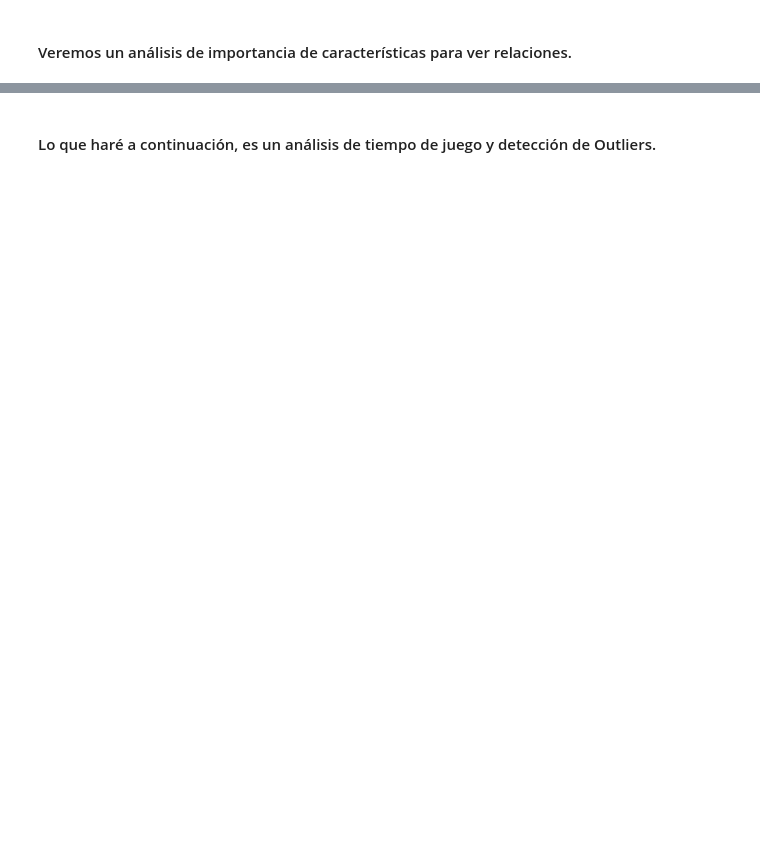
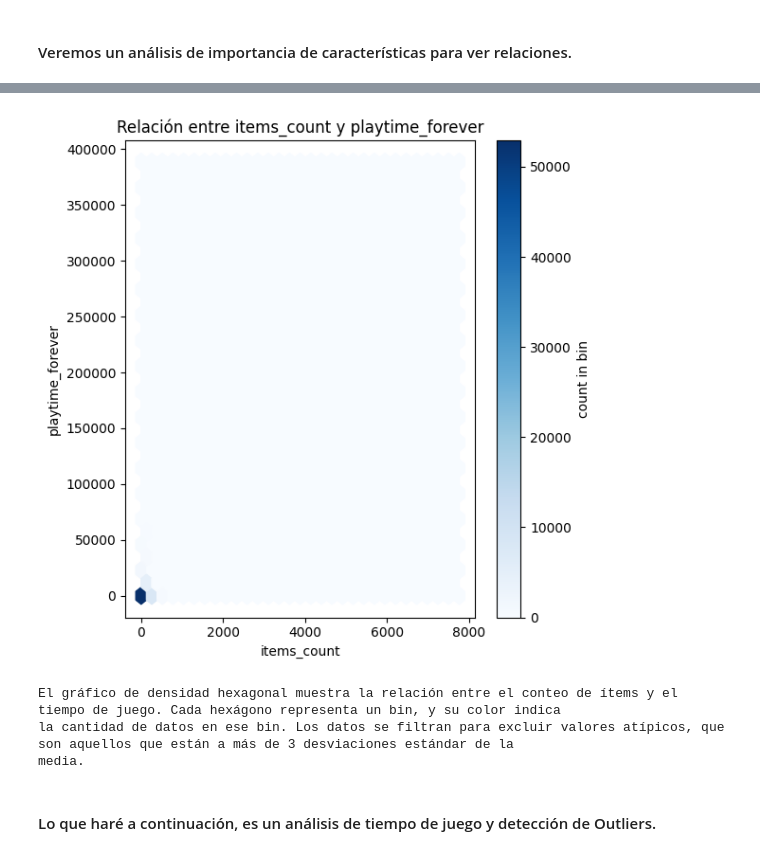
Before and after one commit to JavierEdgarEsteban77/MVP-Steam, a Jupyter notebook: 1PI.ipynb, the cells around one changed output, grey strips where cells are left out. Saved outputs shown, nothing was run; the diff lists cells and outputs as text; code cells hidden in the pictures; blank space fills up the shorter version.

```diff
--- a/1PI.ipynb
+++ b/1PI.ipynb
@@ -4058,44 +4370,56 @@ print(wrapped_description)
 # %%
-""" Procederé a realizar un análisis exploratorio de datos de videojuegos: Investigamos las relaciones entre el conteo de ítems y el tiempo de juego, y realizamos un análisis temporal y de valores atípicos para obtener una comprensión más profunda de nuestros datos para poder interpretar mi gráfico anterior que revela que, aunque la mayoría de los datos tienen bajos conteos de ítems y tiempos de juego, existen excepciones con tiempos de juego constantes o conteos de ítems crecientes sin incremento en el tiempo de juego. """
-
-
 # Importo librerías.
 import pandas as pd
 import numpy as np
 import matplotlib.pyplot as plt
 import seaborn as sns
 from scipy import stats
+import textwrap
 
 def analizar_datos(df):
     """
     Esta función realiza un análisis de subconjuntos de datos, un análisis de valores atípicos y genera un gráfico de densidad hexagonal.
 
     Parámetros:
     df (pandas.DataFrame): El DataFrame a analizar.
     """
     # Análisis de subconjuntos de datos
     high_items_count = df[df['items_count'] > df['items_count'].mean()]
     low_items_count = df[df['items_count'] <= df['items_count'].mean()]
 
     # Análisis de valores atípicos
     z_scores = stats.zscore(df['playtime_forever'])
     abs_z_scores = np.abs(z_scores)
     filtered_entries = (abs_z_scores < 3)
     df_filtered = df[filtered_entries]
 
     # Gráfico de densidad hexagonal
     plt.figure(figsize=(6, 6))
     plt.hexbin(df['items_count'], df['playtime_forever'], gridsize=30, cmap='Blues')
     cb = plt.colorbar(label='count in bin')
     plt.xlabel('items_count')
     plt.ylabel('playtime_forever')
     plt.title('Relación entre items_count y playtime_forever')
 
     plt.tight_layout()
     plt.show()
 
+    # Genero la descripción
+    description = "El gráfico de densidad hexagonal muestra la relación entre el conteo de ítems y el tiempo de juego. Cada hexágono representa un bin, y su color indica la cantidad de datos en ese bin. Los datos se filtran para excluir valores atípicos, que son aquellos que están a más de 3 desviaciones estándar de la media."
+
+    # Ajusto la descripción a un ancho de 150 caracteres.
+    wrapped_description = textwrap.fill(description, width=150)
+
+    # Imprimo la descripción
+    print(wrapped_description)
+
 # Uso de la función
 analizar_datos(df_users_items)
+# %% [output]
+[figure, added]
+El gráfico de densidad hexagonal muestra la relación entre el conteo de ítems y el tiempo de juego. Cada hexágono representa un bin, y su color indica
+la cantidad de datos en ese bin. Los datos se filtran para excluir valores atípicos, que son aquellos que están a más de 3 desviaciones estándar de la
+media.
 # %% [markdown]
 #### Lo que haré a continuación, es un análisis de tiempo de juego y detección de Outliers.
 # %%
```
Also changed, not shown: parts of 21 cells of this notebook.
